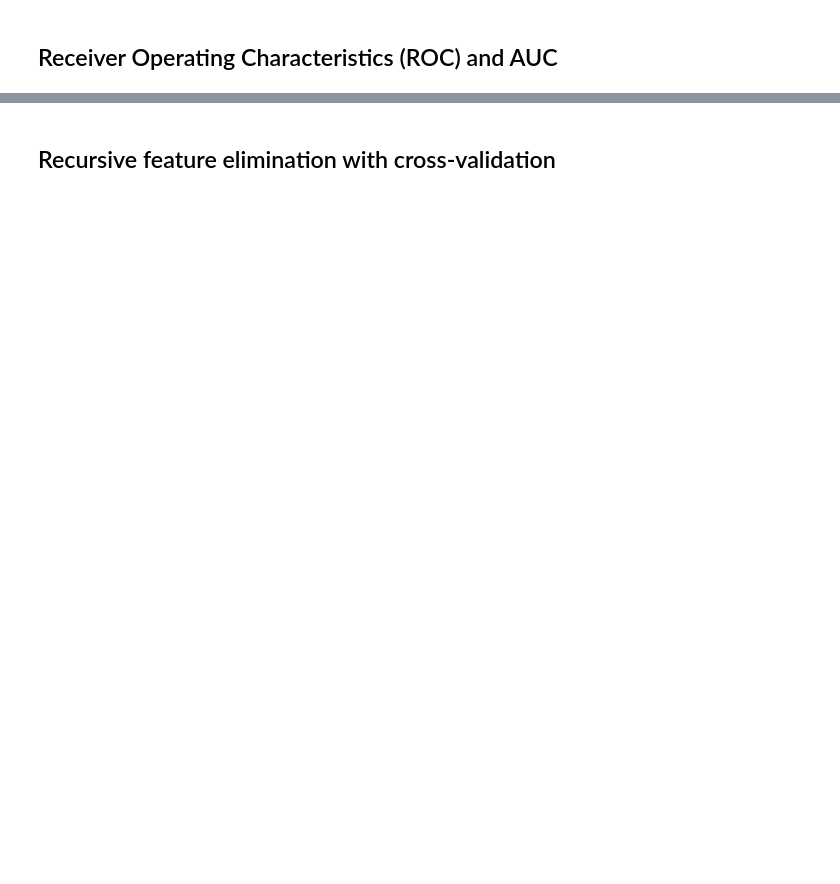
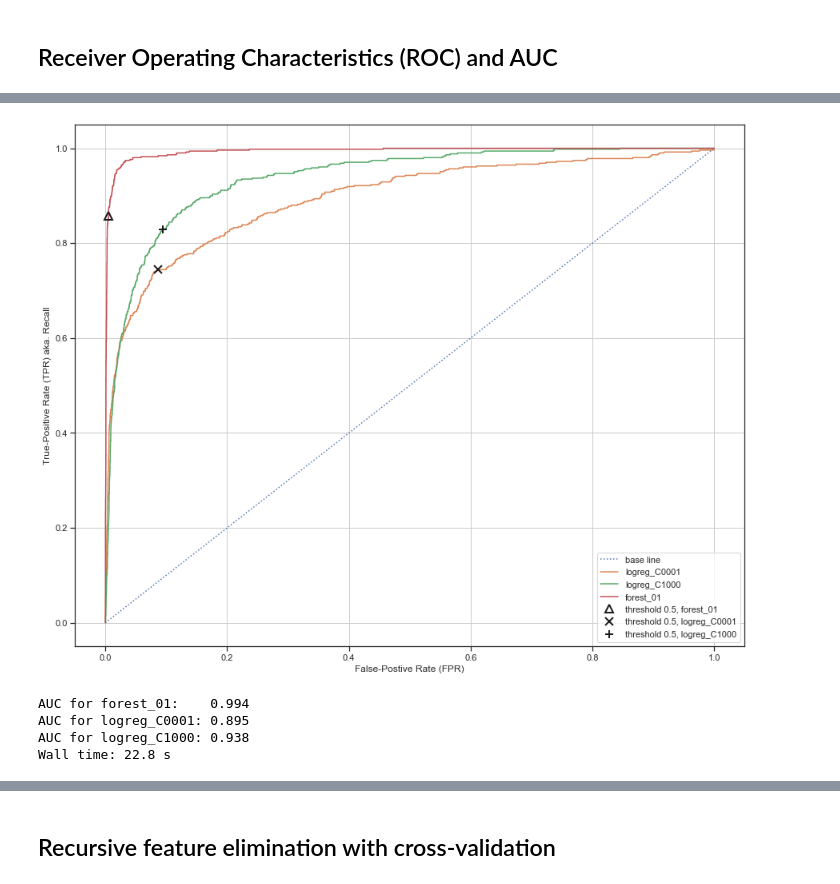
Before and after one commit to apgsga-stc/PredictiveAnalyticsPython, a Jupyter notebook: vkprog_analyse/sales_pred_master.ipynb, the cells around one changed output, grey strips where cells are left out. Drawn from its saved outputs; the diff is of its cells as text; code cells hidden in the pictures; blank space fills up the shorter version.

```diff
--- a/vkprog_analyse/sales_pred_master.ipynb
+++ b/vkprog_analyse/sales_pred_master.ipynb
@@ -590,0 +668,11 @@ AUC for logreg_C1000: 0.846
+# %%
+%%time
+#Wall time: 10.6 s
+roc_curve_graph(X_train,y_train)
+roc_auc(X_train,y_train)
+# %% [output]
+[figure, added]
+AUC for forest_01:    0.994
+AUC for logreg_C0001: 0.895
+AUC for logreg_C1000: 0.938
+Wall time: 22.8 s
```
Also changed, not shown: parts of 31 cells of this notebook.
